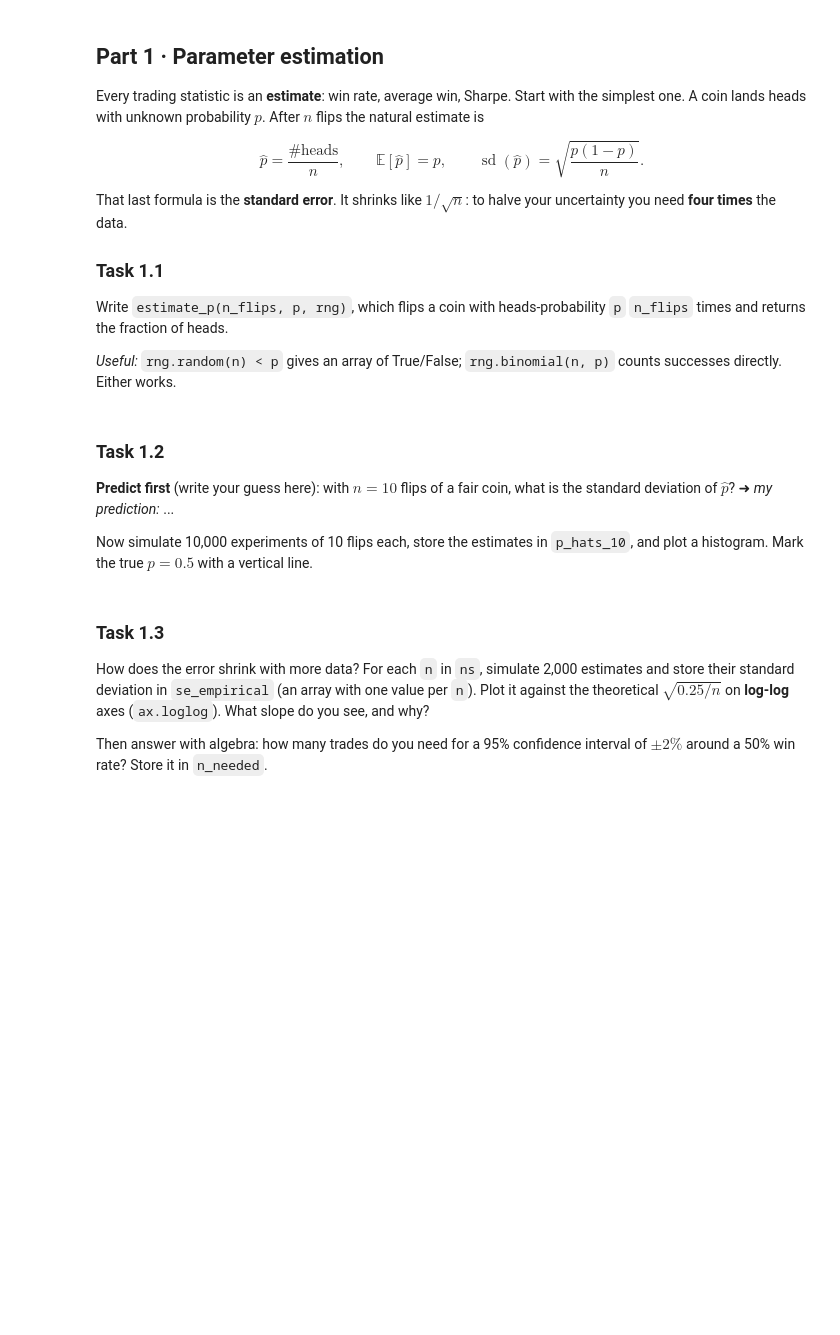
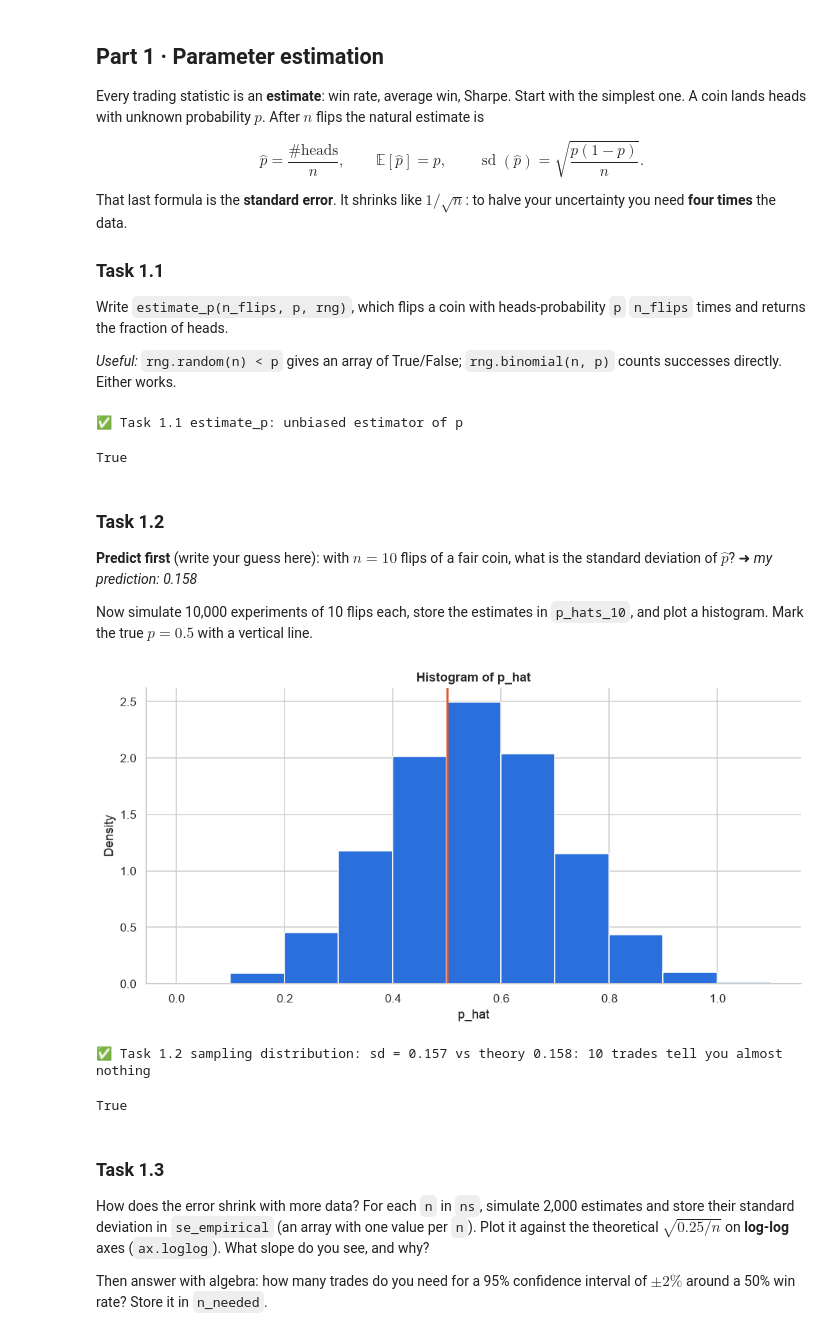
Before and after one commit to giomil1998/quant-guild-study, a Jupyter notebook: notebooks/02_statistics_in_trading/statistics_in_trading.ipynb, the cells around one changed output. Saved outputs shown, nothing was run; the diff lists cells and outputs as text; code cells hidden in the pictures; blank space fills up the shorter version.

Commit message:
Sunday session: tasks 1.1. and 1.2, learning log

```diff
--- a/notebooks/02_statistics_in_trading/statistics_in_trading.ipynb
+++ b/notebooks/02_statistics_in_trading/statistics_in_trading.ipynb
@@ -48,21 +48,32 @@ Write `estimate_p(n_flips, p, rng)`, which flips a coin with heads-probability `
 *Useful:* `rng.random(n) < p` gives an array of True/False; `rng.binomial(n, p)` counts successes directly. Either works.
 # %%
 def estimate_p(n_flips, p, rng):
-    # TODO
+    p_est = rng.binomial(n_flips, p) / n_flips
+    return p_est
     raise NotImplementedError
 # %%
 check.task1_1(estimate_p)
+# %% [output]
+✅ Task 1.1 estimate_p: unbiased estimator of p
+True
 # %% [markdown]
 ### Task 1.2
-**Predict first** (write your guess here): with $n = 10$ flips of a fair coin, what is the standard deviation of $\hat p$? ➜ *my prediction:* ...
+**Predict first** (write your guess here): with $n = 10$ flips of a fair coin, what is the standard deviation of $\hat p$? ➜ *my prediction: 0.158*
 
 Now simulate 10,000 experiments of 10 flips each, store the estimates in `p_hats_10`, and plot a histogram. Mark the true $p = 0.5$ with a vertical line.
 # %%
-p_hats_10 = None  # TODO: array of 10,000 estimates
-
-# TODO: histogram
+p_hats_10 = np.array([estimate_p(10, 0.5, rng) for run in range(10000)])
+plt.hist(p_hats_10, bins=np.arange(-0.001, 1.10001, 0.1), density=True)
+plt.axvline(0.5, color="C1", lw=2)
+plt.xlabel("p_hat"); plt.ylabel("Density"); plt.title("Histogram of p_hat")
+plt.show()
+# %% [output]
+[figure, added]
 # %%
 check.task1_2(p_hats_10)
+# %% [output]
+✅ Task 1.2 sampling distribution: sd = 0.157 vs theory 0.158: 10 trades tell you almost nothing
+True
 # %% [markdown]
 ### Task 1.3
 How does the error shrink with more data? For each `n` in `ns`, simulate 2,000 estimates and store their standard deviation in `se_empirical` (an array with one value per `n`). Plot it against the theoretical $\sqrt{0.25/n}$ on **log-log** axes (`ax.loglog`). What slope do you see, and why?
```
Also changed, not shown: parts of 9 cells of this notebook, 2 other files.
